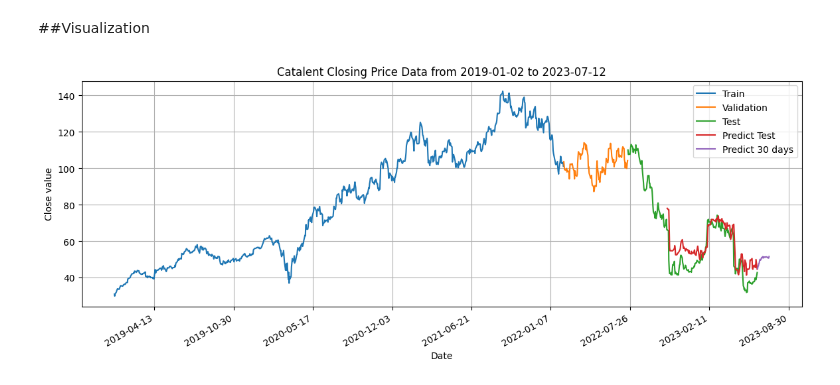
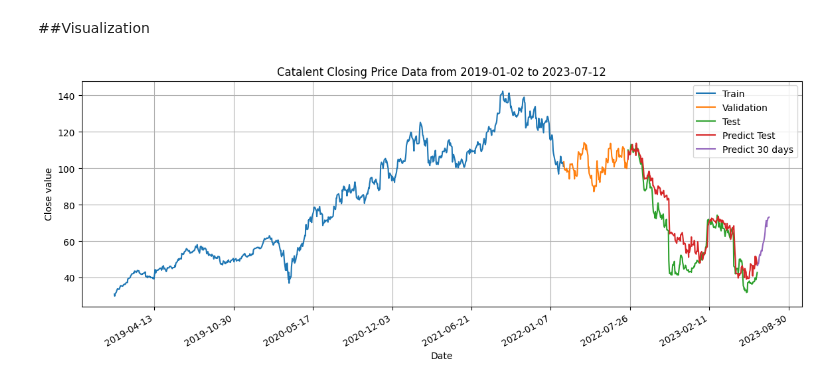
Before and after one commit to mynhungg/IS403.N21.HTTT_Nhom13, a Jupyter notebook: Model/GBT/7_1_2/Code/GBT_712_CTLT.ipynb, the cells around one changed output. Saved outputs shown, nothing was run; the diff lists cells and outputs as text; code cells hidden in the pictures.

```diff
--- a/Model/GBT/7_1_2/Code/GBT_712_CTLT.ipynb
+++ b/Model/GBT/7_1_2/Code/GBT_712_CTLT.ipynb
@@ -117,15 +125,22 @@ gbt = GradientBoostingRegressor(n_iter_no_change=5, tol=0.02, random_state=0)
 # %%
 random_search = RandomizedSearchCV(estimator=gbt, param_distributions=param_grid, n_iter=100, cv=10, verbose=2, random_state=0, n_jobs=-1)
 # %%
+best_val_RMSE = float("inf")
 best_params = None
-best_val_MSLE = float('inf')
 best_time_step = None
 best_gbt = None
+best_y_pred_val_inv = None
+best_y_val_inv = None
 # %%
 for time_step in time_step_grid:
     # Reshape into X=t,t+1,t+2..t+time_step_grid[i] and Y=t+time_step_grid[i]
     X_train, y_train = create_dataset(train_data, time_step)
-    X_val, y_val = create_dataset(val_data, time_step)
+
+    # Prepare previous data for validation set
+    last_train_data = train_data[-time_step:]
+
+    # Create validation set
+    X_val, y_val = create_dataset(val_data, time_step, last_train_data)
 
     # Fitting the random search model
     random_search.fit(X_train, y_train)
@@ -141,29 +156,21 @@ for time_step in time_step_grid:
     y_pred_val_inv = scaler.inverse_transform(y_pred_val.reshape(-1,1))
     y_val_inv = scaler.inverse_transform(y_val.reshape(-1,1))
 
-    valid_MSLE = mean_squared_log_error(y_val_inv, y_pred_val_inv)
-
+    valid_RMSE =  mean_squared_error(y_val_inv, y_pred_val_inv, squared=False)
     # Check if this model is better than the previous ones
-    if valid_MSLE < best_val_MSLE:
+    if valid_RMSE < best_val_RMSE:
         best_params = random_search.best_params_
-        best_val_MSLE = valid_MSLE
+        best_val_RMSE = valid_RMSE
         best_time_step = time_step
         best_gbt = candidate_gbt
-    # Print the MSLE for this time_step
-    print(f"Time step: {time_step}, Validation MSLE: {valid_MSLE}")
-# Recreate X_val and y_val with the best_time_step
-X_val, y_val = create_dataset(val_data, best_time_step)
+        best_y_pred_val_inv = y_pred_val_inv
+        best_y_val_inv = y_val_inv
 
-# Now use this to make predictions
-y_pred_val = best_gbt.predict(X_val)
-
-# And evaluate the results as before
-y_pred_val_inv = scaler.inverse_transform(y_pred_val.reshape(-1,1))
-y_val_inv = scaler.inverse_transform(y_val.reshape(-1,1))
-valid_MSLE = mean_squared_log_error(y_val_inv, y_pred_val_inv)
+    # Print the RMSE for this time_step
+    print(f"Time step: {time_step}, Validation RMSE: {valid_RMSE}")
 
 print("Best time step: ", best_time_step)
 print("Best parameters: ", best_params)
-print("Validation MSLE with best time step and parameters: ", valid_MSLE)
+print("Validation RMSE with best time step and parameters: ", best_val_RMSE)
 # %% [output]
 Fitting 10 folds for each of 100 candidates, totalling 1000 fits
@@ -185,7 +192,11 @@ Validation MSLE with best time step and parameters:  0.0006155291234678858
 # Once we have the best params and time step, we recreate all datasets and fit the model again
 X_train, y_train = create_dataset(train_data, best_time_step)
 X_val, y_val = create_dataset(val_data, best_time_step)
-X_test, y_test = create_dataset(test_data, best_time_step)
+
+
+# Prepare previous data for test set
+last_points_train = val_data[-best_time_step:]
+X_test, y_test = create_dataset(test_data, best_time_step, last_points_train)
 # %%
 # Create a new model with the best parameters
 best_gbt.fit(np.concatenate((X_train, X_val)), np.concatenate((y_train, y_val)))
@@ -313,22 +314,22 @@ predict_data_index = pd.date_range(start=df.index[-1] + pd.Timedelta(days=1), pe
 # %%
 # Plotting Data
 plt.figure(figsize=(14, 5))
 plt.plot(train_data_index, scaler.inverse_transform(train_data), label='Train')
 plt.plot(val_data_index, scaler.inverse_transform(val_data), label='Validation')
 plt.plot(test_data_index, scaler.inverse_transform(test_data), label='Test')
-plt.plot(test_data_index_pred, y_pred_test_inv, label='Predict Test')
+plt.plot(test_data_index, y_pred_test_inv, label='Predict Test')
 
 plt.plot(predict_data_index, lst_output, label='Predict 30 days')
 # Thiết lập mốc ngày trên trục x
 plt.grid()
 plt.title(f"Catalent Closing Price Data from {train_data_index[0].strftime('%Y-%m-%d')} to {predict_data_index[-1].strftime('%Y-%m-%d')}")
 plt.xlabel("Date")
 plt.ylabel("Close value")
 plt.gca().xaxis.set_major_formatter(mdates.DateFormatter('%Y-%m-%d'))
 plt.gca().xaxis.set_major_locator(mdates.DayLocator(interval=200)) # Select markers spaced 200 days apart
 plt.gcf().autofmt_xdate() #  Rotate date labels for better readability
+plt.legend()
 plt.savefig('../Image/GBT_712_CTLT.png')
-plt.legend()
 plt.show()
 # %% [output]
-[figure, old version]
+[figure, new version]
```
Also changed, not shown: parts of 10 cells of this notebook, 11 other files.
